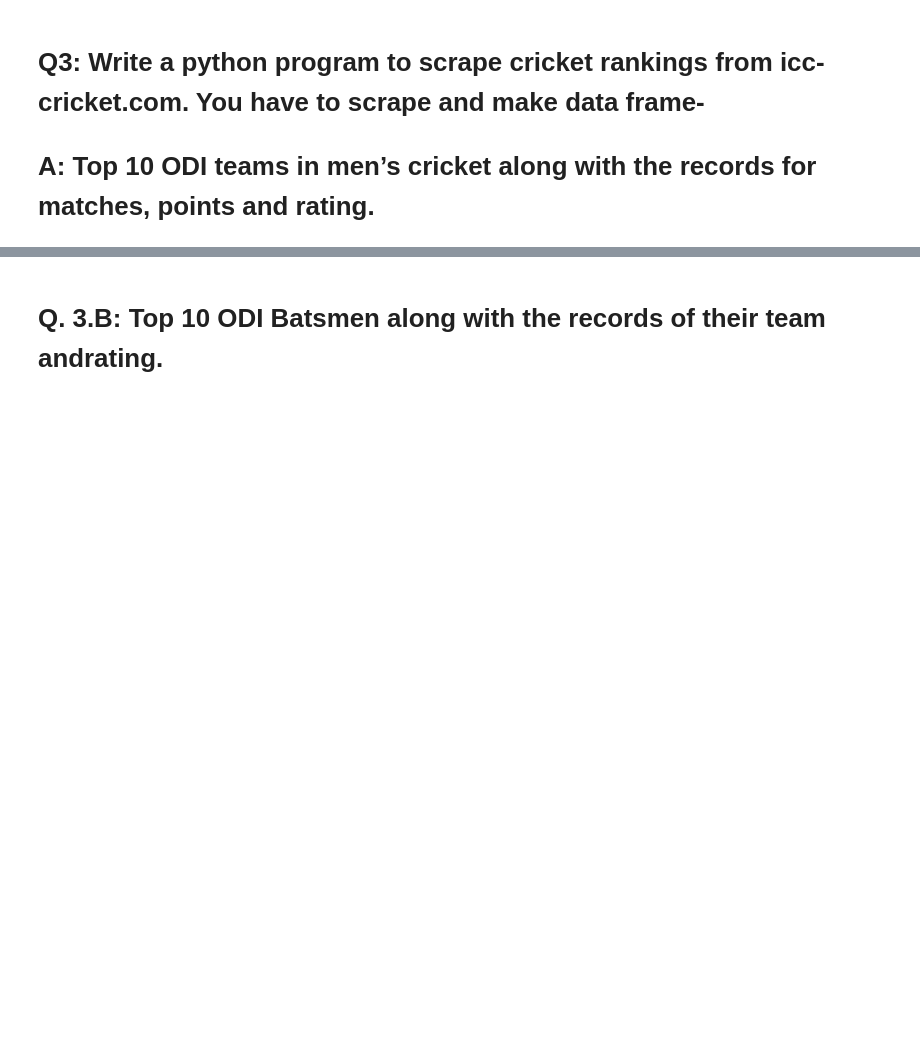
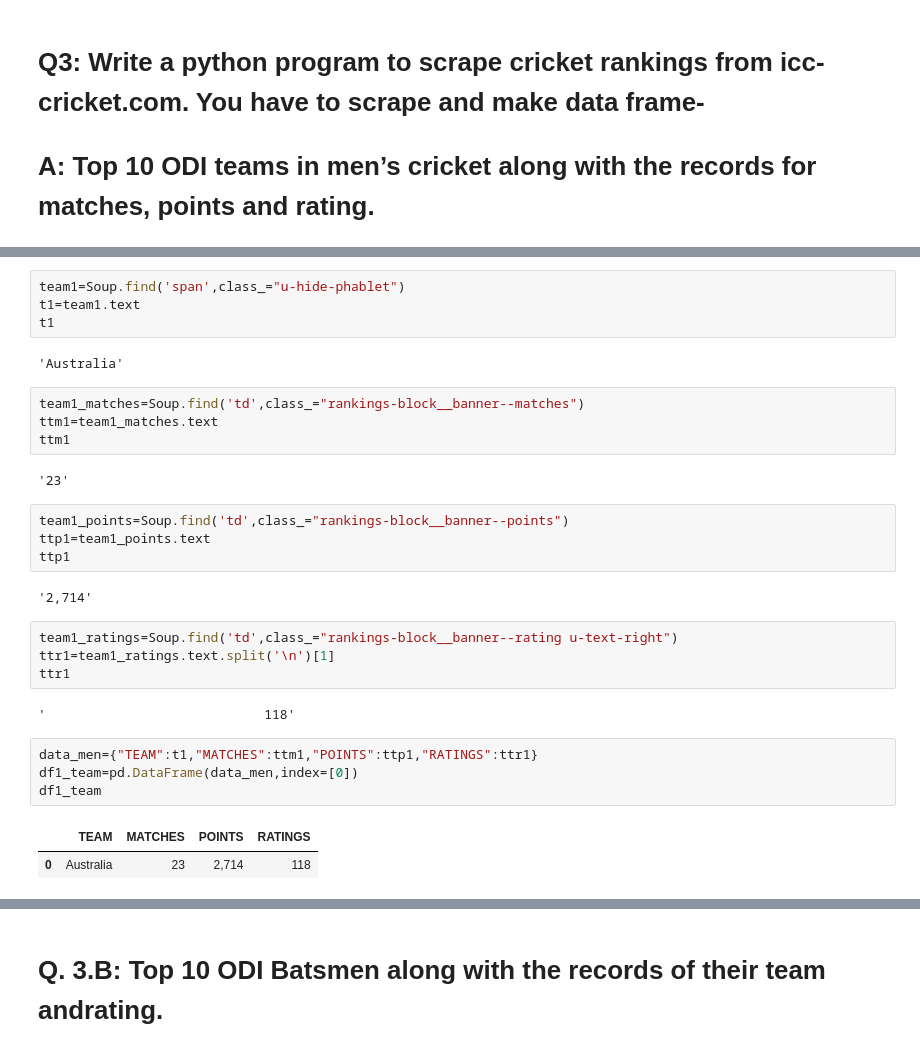
Before and after one commit to santoshi313/INTERNSHIP-FLIPROBO, a Jupyter notebook: WEB SCRAPING USING BEAUTIFUL SOUP(ASSIGNMENT-1)(SANTOSHI PATNAIK, DS2306).ipynb, the cells around one changed output, grey strips where cells are left out. Saved outputs shown, nothing was run; the diff lists cells and outputs as text; blank space fills up the shorter version.

```diff
--- a/WEB SCRAPING USING BEAUTIFUL SOUP(ASSIGNMENT-1)(SANTOSHI PATNAIK, DS2306).ipynb
+++ b/WEB SCRAPING USING BEAUTIFUL SOUP(ASSIGNMENT-1)(SANTOSHI PATNAIK, DS2306).ipynb
@@ -650,0 +678,31 @@ print(len(RestName),len(Cuisine),len(Location),len(Ratings),len(ImgURL))
+# %%
+team1=Soup.find('span',class_="u-hide-phablet")
+t1=team1.text
+t1
+# %% [output]
+'Australia'
+# %%
+team1_matches=Soup.find('td',class_="rankings-block__banner--matches")
+ttm1=team1_matches.text
+ttm1
+# %% [output]
+'23'
+# %%
+team1_points=Soup.find('td',class_="rankings-block__banner--points")
+ttp1=team1_points.text
+ttp1
+# %% [output]
+'2,714'
+# %%
+team1_ratings=Soup.find('td',class_="rankings-block__banner--rating u-text-right")
+ttr1=team1_ratings.text.split('\n')[1]
+ttr1
+# %% [output]
+'                            118'
+# %%
+data_men={"TEAM":t1,"MATCHES":ttm1,"POINTS":ttp1,"RATINGS":ttr1}
+df1_team=pd.DataFrame(data_men,index=[0])
+df1_team
+# %% [output]
+|  | TEAM | MATCHES | POINTS | RATINGS |
+| 0 | Australia | 23 | 2,714 | 118 |
```
Also changed, not shown: parts of 9 cells of this notebook.
